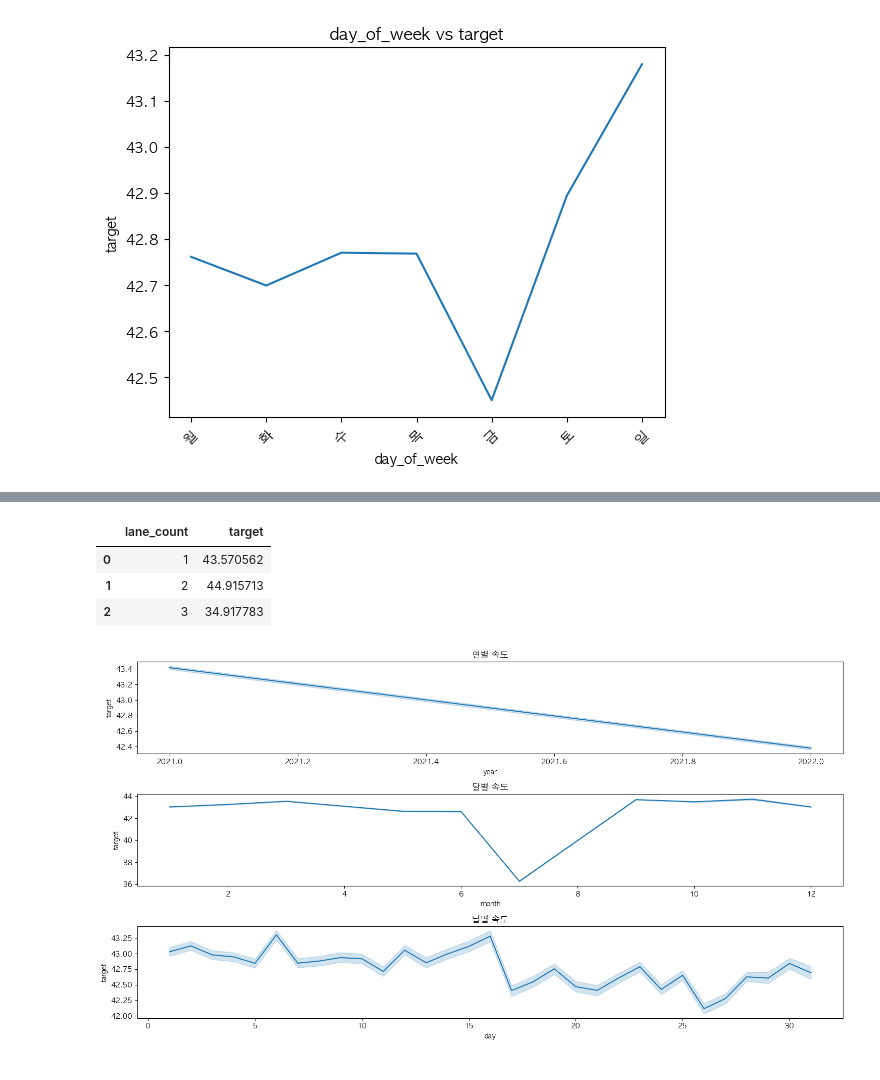
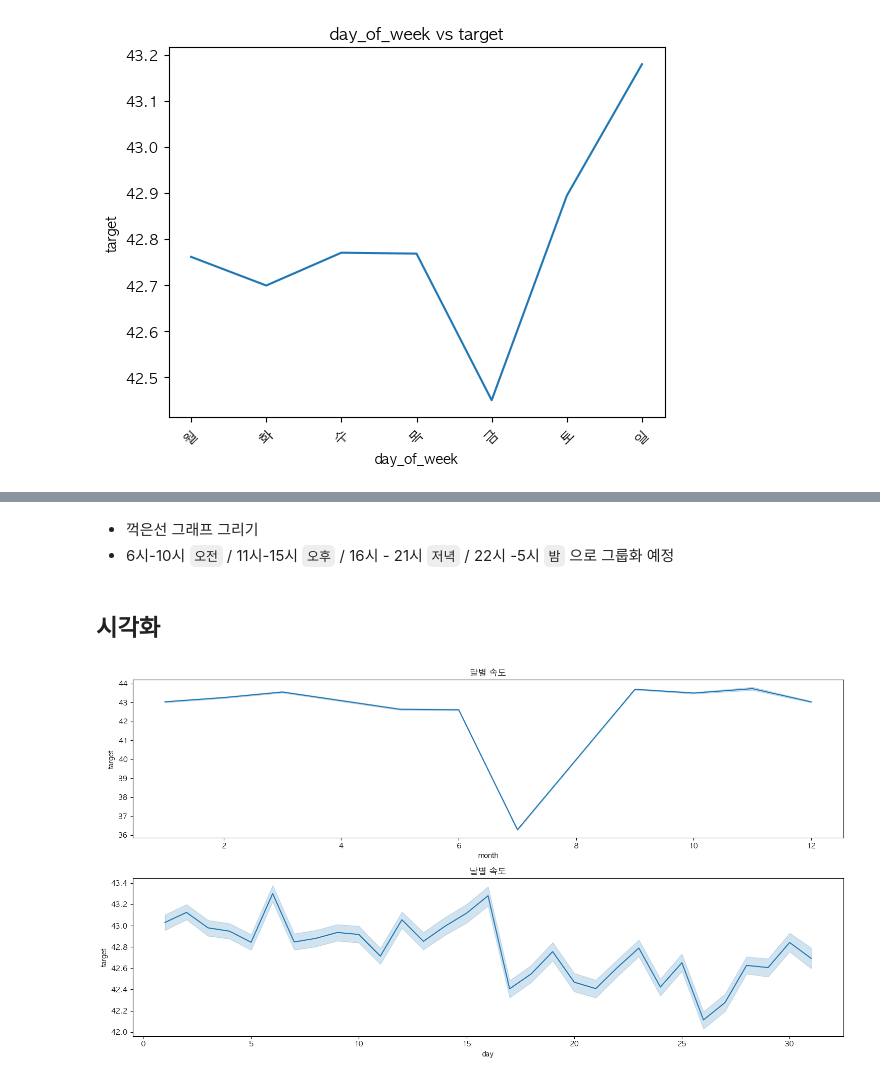
Before and after one commit to yyeseull/Side_Project, a Jupyter notebook: DACON/Jeju_traffic/jeju_traffic_eda.ipynb, the cells around one changed output, grey strips where cells are left out. Saved outputs shown, nothing was run; the diff lists cells and outputs as text; code cells hidden in the pictures.

```diff
--- a/DACON/Jeju_traffic/jeju_traffic_eda.ipynb
+++ b/DACON/Jeju_traffic/jeju_traffic_eda.ipynb
@@ -168,0 +204,7 @@ df_test.drop(["vehicle_restricted", "height_restricted"], axis = 1, inplace = Tr
+# %%
+# train 데이터 병합
+df_train_merge=df_train.copy()
+
+df_train_merge=pd.merge(df_train_merge,df_rain_snow, how='left',on=['base_date'])
+df_train_merge['rain_snow']= df_train_merge['rain_snow'].fillna('없음')
+df_train_merge.head()
@@ -169,9 +236,10 @@ df_test.drop(["vehicle_restricted", "height_restricted"], axis = 1, inplace = Tr
 # %%
-#년,월,일 컬럼 추가
-df_train_day = df_train.copy()
+df_train_day = df_train_merge.copy()
 df_train_day["base_date"]= pd.to_datetime(df_train["base_date"],format='%Y%m%d')
 df_train_day['year']= df_train_day['base_date'].dt.year
 df_train_day['month']= df_train_day['base_date'].dt.month
 df_train_day['day']= df_train_day['base_date'].dt.day
+
+df_train_day.drop('base_date', axis=1, inplace=True)
 df_train_day.head()
 # %% [output]
@@ -455,4 +445,0 @@ show_dist_plot(df_train,'target', numerical_columns)
-# %%
-df_train_day = df_train.copy()
-df_train_day["base_date"]= pd.to_datetime(df_train["base_date"],format='%Y%m%d')
-df_train_day.head()
@@ -467,5 +445,0 @@ df_train_day.head()
-# %%
-df_train_day['year']= df_train_day['base_date'].dt.year
-df_train_day['month']= df_train_day['base_date'].dt.month
-df_train_day['day']= df_train_day['base_date'].dt.day
-df_train_day.head()
@@ -531,18 +510,15 @@ groupby_target('maximum_speed_limit')
-# %%
-groupby_target('lane_count')
-# %% [output]
-|  | lane_count | target |
-| 0 | 1 | 43.570562 |
-| 1 | 2 | 44.915713 |
-| 2 | 3 | 34.917783 |
+# %% [markdown]
+- 꺽은선 그래프 그리기
+- 6시-10시 `오전` / 11시-15시 `오후` / 16시 - 21시 `저녁` / 22시 -5시 `밤` 으로 그룹화 예정
+# %% [markdown]
+## 시각화
 # %%
-fig, axes = plt.subplots(3, figsize=(15,8))
+fig, axes = plt.subplots(2, figsize=(15,8))
 
-sns.lineplot(x='year',y='target',data=df_train_day,ax=axes[0]).set(title='연별 속도')
-sns.lineplot(x='month',y='target',data=df_train_day,ax=axes[1]).set(title='달별 속도')
-sns.lineplot(x='day',y='target',data=df_train_day,ax=axes[2]).set(title='날별 속도')
+sns.lineplot(x='month',y='target',data=df_train_day,ax=axes[0]).set(title='달별 속도')
+sns.lineplot(x='day',y='target',data=df_train_day,ax=axes[1]).set(title='날별 속도')
 
 plt.tight_layout()
 plt.show()
 # %% [output]
-[figure, old version]
+[figure, new version]
```
Also changed, not shown: parts of 76 cells of this notebook, 2 other files.
